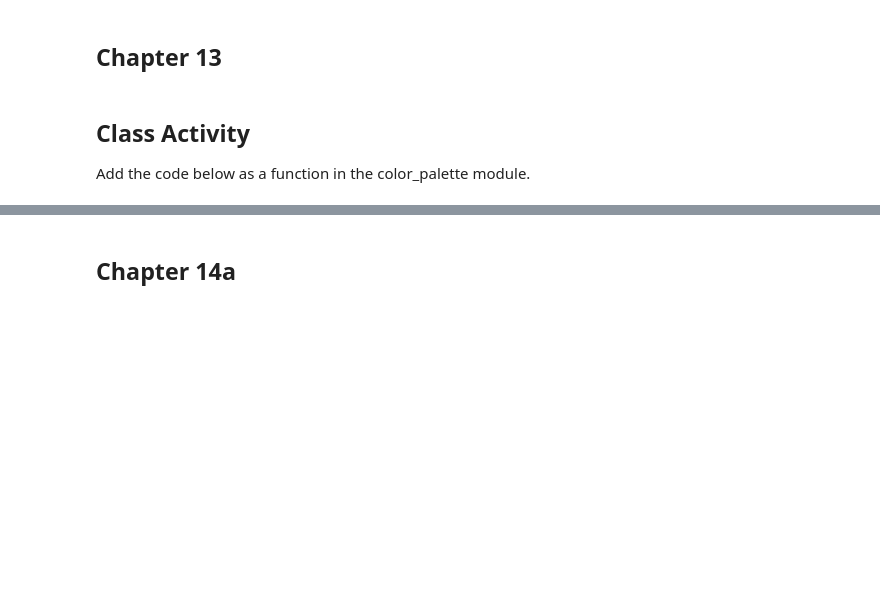
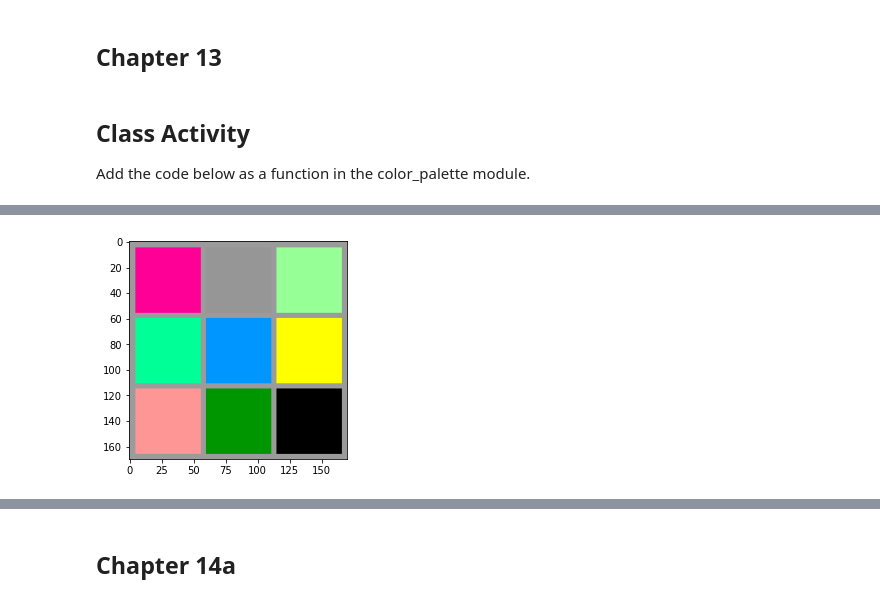
Before and after one commit to goke-ai/cv, a Jupyter notebook: advance/23.ipynb, the cells around one changed output, grey strips where cells are left out. Drawn from its saved outputs; the diff is of its cells as text; code cells hidden in the pictures; blank space fills up the shorter version.

```diff
--- a/advance/23.ipynb
+++ b/advance/23.ipynb
@@ -48,0 +90,6 @@ show_in_matplotlib(img, None)
+# %%
+imgRGBA[:,:,3] = 0
+
+show_in_matplotlib(imgRGBA, None)
+# %% [output]
+[figure, added]
```
Also changed, not shown: parts of 18 cells of this notebook, 27 other files.
